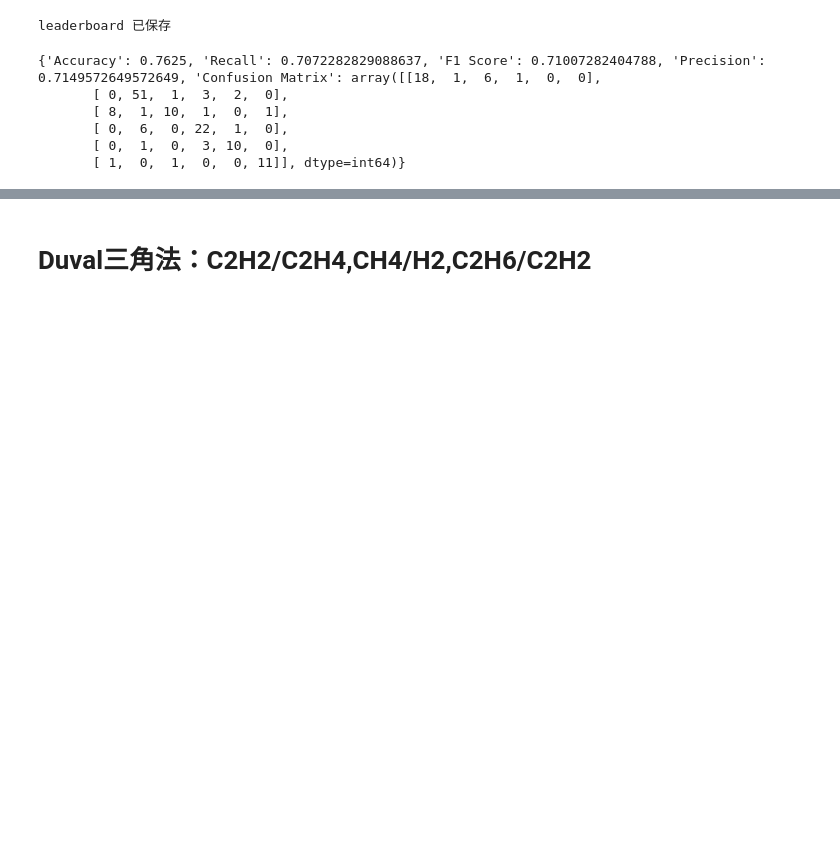
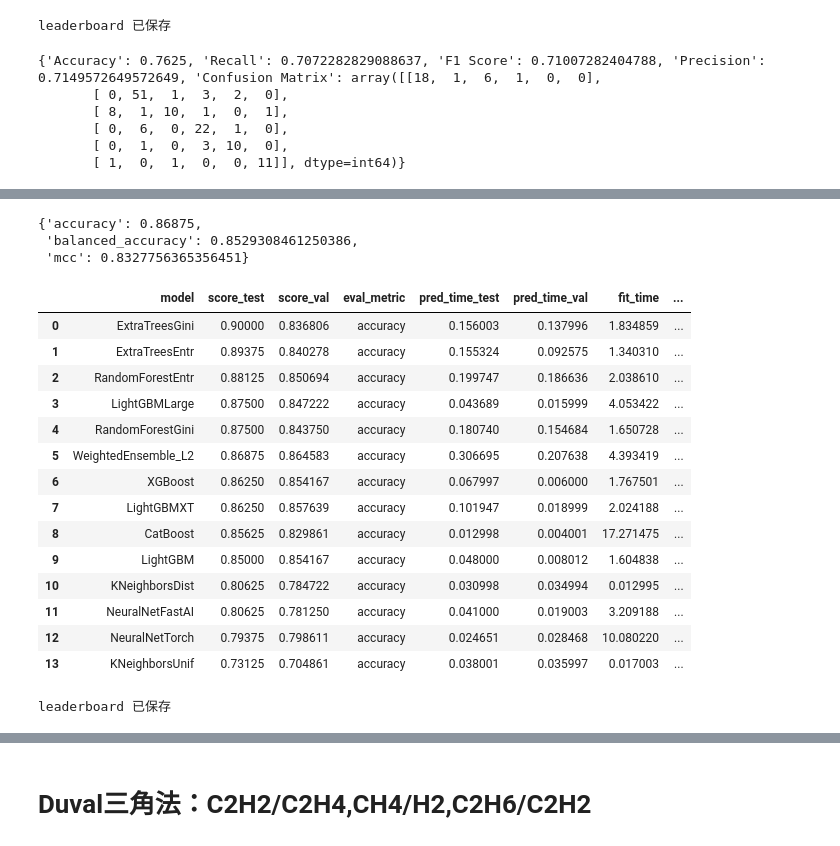
Before and after one commit to Sihan0229/DGA, a Jupyter notebook: Dissolved-Gas-Analysis/DGA_classifer.ipynb, the cells around one changed output, grey strips where cells are left out. Cells and saved outputs as stored; diff of their text form; code cells hidden in the pictures; blank space fills up the shorter version.

Commit message:
roger

```diff
--- a/Dissolved-Gas-Analysis/DGA_classifer.ipynb
+++ b/Dissolved-Gas-Analysis/DGA_classifer.ipynb
@@ -642,0 +707,2 @@ print(results)
+# %%
+roger_train_data = train_roger
@@ -642,0 +718,3 @@ print(results)
+# %%
+label = 'act'
+roger_train_data[label].describe()
@@ -642,0 +731,2 @@ print(results)
+# %%
+predictor_roger = TabularPredictor(label=label).fit(roger_train_data)
@@ -642,0 +751,26 @@ print(results)
+# %%
+import pandas as pd
+from sklearn.metrics import accuracy_score, recall_score, f1_score, precision_score, confusion_matrix
+
+# 假设 predictor 是您的预测器对象
+# 假设 test_data 是您的测试数据集（包含特征和目标变量）
+
+roger_test_data = test_roger
+y_test = roger_test_data['act']
+
+# 进行预测
+y_pred = predictor_roger.predict(roger_test_data.drop(columns=[label]))
+
+# 计算评估指标
+accuracy = accuracy_score(y_test, y_pred)
+recall = recall_score(y_test, y_pred, average='weighted') #average='weighted'计算多分类的召回率
+f1 = f1_score(y_test, y_pred, average='weighted') #average='weighted'计算多分类的f1
+precision = precision_score(y_test, y_pred, average='weighted') #average='weighted'计算多分类的precision
+confusion = confusion_matrix(y_test, y_pred)
+
+# 打印评估指标
+print("准确率：", accuracy)
+print("召回率：", recall)
+print("F1 分数：", f1)
+print("精确率：", precision)
+print("混淆矩阵：\n", confusion)
@@ -642,0 +849,39 @@ print(results)
+# %%
+predictor_roger.evaluate(roger_test_data, silent=True)
+# %% [output]
+{'accuracy': 0.86875,
+ 'balanced_accuracy': 0.8529308461250386,
+ 'mcc': 0.8327756365356451}
+# %%
+predictor_roger.leaderboard(roger_test_data)
+# %% [output]
+|  | model | score_test | score_val | eval_metric | pred_time_test | pred_time_val | fit_time | ... |
+| 0 | ExtraTreesGini | 0.90000 | 0.836806 | accuracy | 0.156003 | 0.137996 | 1.834859 | ... |
+| 1 | ExtraTreesEntr | 0.89375 | 0.840278 | accuracy | 0.155324 | 0.092575 | 1.340310 | ... |
+| 2 | RandomForestEntr | 0.88125 | 0.850694 | accuracy | 0.199747 | 0.186636 | 2.038610 | ... |
+| 3 | LightGBMLarge | 0.87500 | 0.847222 | accuracy | 0.043689 | 0.015999 | 4.053422 | ... |
+| 4 | RandomForestGini | 0.87500 | 0.843750 | accuracy | 0.180740 | 0.154684 | 1.650728 | ... |
+| 5 | WeightedEnsemble_L2 | 0.86875 | 0.864583 | accuracy | 0.306695 | 0.207638 | 4.393419 | ... |
+| 6 | XGBoost | 0.86250 | 0.854167 | accuracy | 0.067997 | 0.006000 | 1.767501 | ... |
+| 7 | LightGBMXT | 0.86250 | 0.857639 | accuracy | 0.101947 | 0.018999 | 2.024188 | ... |
+| 8 | CatBoost | 0.85625 | 0.829861 | accuracy | 0.012998 | 0.004001 | 17.271475 | ... |
+| 9 | LightGBM | 0.85000 | 0.854167 | accuracy | 0.048000 | 0.008012 | 1.604838 | ... |
+| 10 | KNeighborsDist | 0.80625 | 0.784722 | accuracy | 0.030998 | 0.034994 | 0.012995 | ... |
+| 11 | NeuralNetFastAI | 0.80625 | 0.781250 | accuracy | 0.041000 | 0.019003 | 3.209188 | ... |
+| 12 | NeuralNetTorch | 0.79375 | 0.798611 | accuracy | 0.024651 | 0.028468 | 10.080220 | ... |
+| 13 | KNeighborsUnif | 0.73125 | 0.704861 | accuracy | 0.038001 | 0.035997 | 0.017003 | ... |
+# %%
+import pandas as pd
+
+# 假设 predictor 是您的预测器对象
+# 假设 test_data 是您的测试数据集（包含特征和目标变量）
+
+# 获取 leaderboard
+leaderboard = predictor_roger.leaderboard(roger_test_data)
+
+# 保存 leaderboard 到 CSV 文件
+leaderboard.to_csv(r'D:\xjtufiles\3ee\DGA\results\roger_run_info.csv', index=False)
+
+print("leaderboard 已保存")
+# %% [output]
+leaderboard 已保存
```
Also changed, not shown: parts of 9 cells of this notebook, 43 other files.
